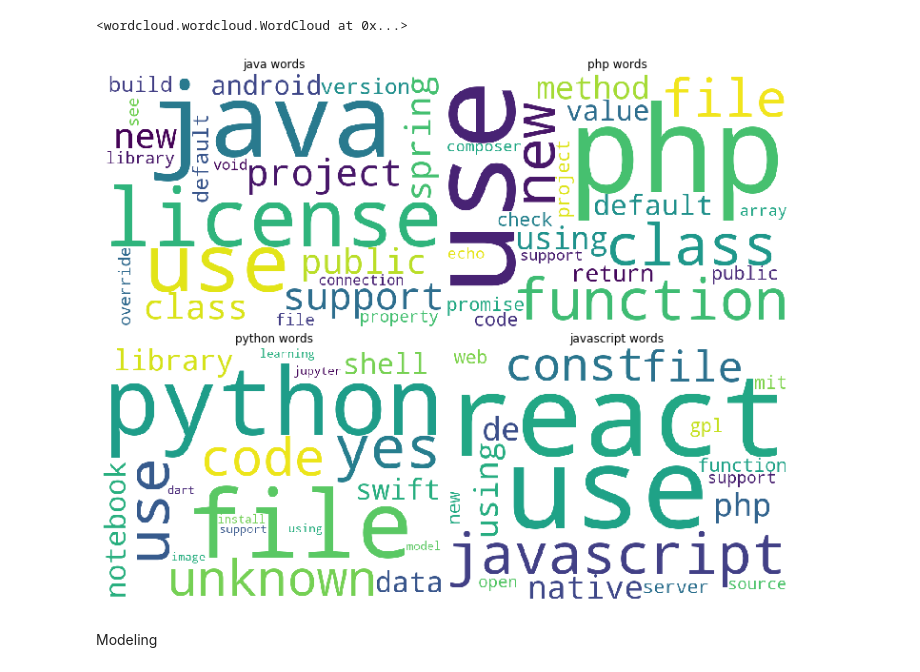
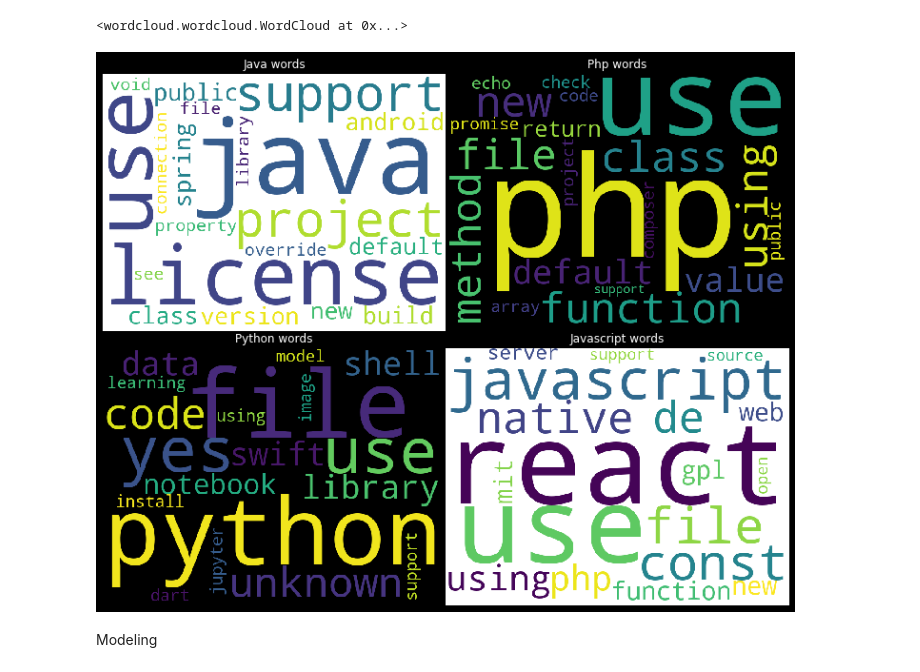
Before and after one commit to ScrapeLife/Scrapelife, a Jupyter notebook: clean_explore.ipynb, the cells around one changed output. Drawn from its saved outputs; the diff is of its cells as text; code cells hidden in the pictures.

Commit message:
upsated word cloud

```diff
--- a/clean_explore.ipynb
+++ b/clean_explore.ipynb
@@ -180,35 +180,35 @@ plt.title('Proportion of python vs all for the 20 most common words')
 # %%
 from wordcloud import WordCloud
 # %%
-py_cloud = WordCloud(background_color='white', height=600, width=800).generate(' '.join(py_words[0:20]))
+py_cloud = WordCloud(background_color='black', height=600, width=800).generate(' '.join(py_words[0:20]))
 java_cloud=WordCloud(background_color='white', height=600, width=800).generate(' '.join(java_words[0:20]))
 js_cloud=WordCloud(background_color='white', height=600, width=800).generate(' '.join(js_words[0:20]))
-php_cloud=WordCloud(background_color='white', height=600, width=800).generate(' '.join(php_words[0:20]))
+php_cloud=WordCloud(background_color='black', height=600, width=800).generate(' '.join(php_words[0:20]))
 #spam_cloud = WordCloud(background_color='white', height=600, width=800).generate(' '.join(spam_words))
 php_cloud
 # %% [output]
 <wordcloud.wordcloud.WordCloud at 0x...>
 # %%
-
+plt.style.use('dark_background')
 plt.figure(figsize=(10, 8))
 axs = [plt.axes([0, 0, .5, .5]), plt.axes([0, .5, .5, .5]), plt.axes([.5, 0, .5, .5]), plt.axes([.5, .5, .5, .5])]
 
 axs[0].imshow(py_cloud)
 axs[1].imshow(java_cloud)
 axs[2].imshow(js_cloud)
 axs[3].imshow(php_cloud)
 
 
 
-axs[0].set_title('python words')
-axs[1].set_title('java words')
-axs[2].set_title('javascript words')
-axs[3].set_title('php words')
+axs[0].set_title('Python words')
+axs[1].set_title('Java words')
+axs[2].set_title('Javascript words')
+axs[3].set_title('Php words')
 
 
 for ax in axs: ax.axis('off')
 # %% [output]
-[figure, old version]
+[figure, new version]
 # %% [markdown]
 Modeling
 # %%
```
